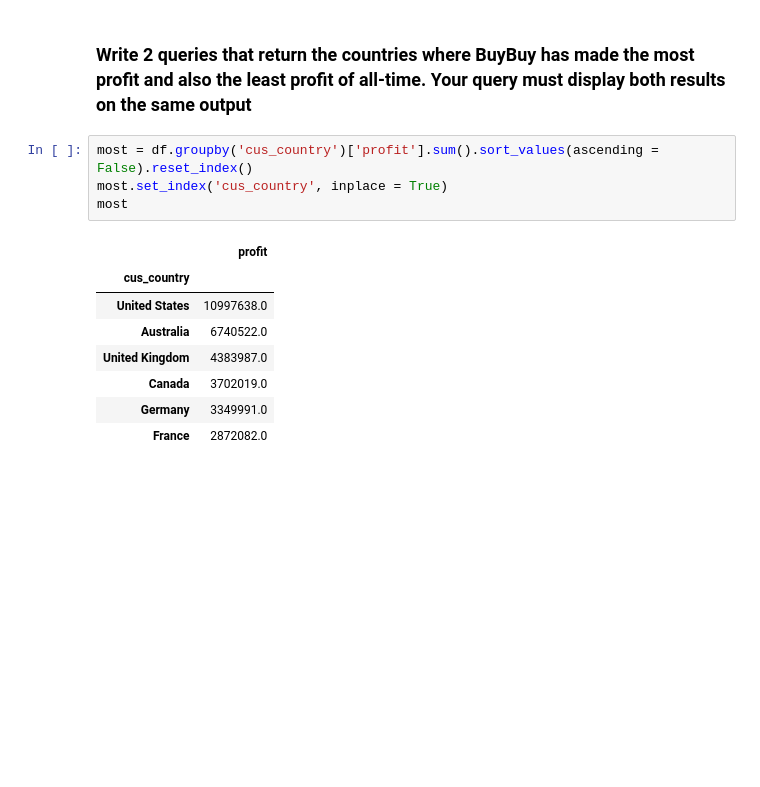
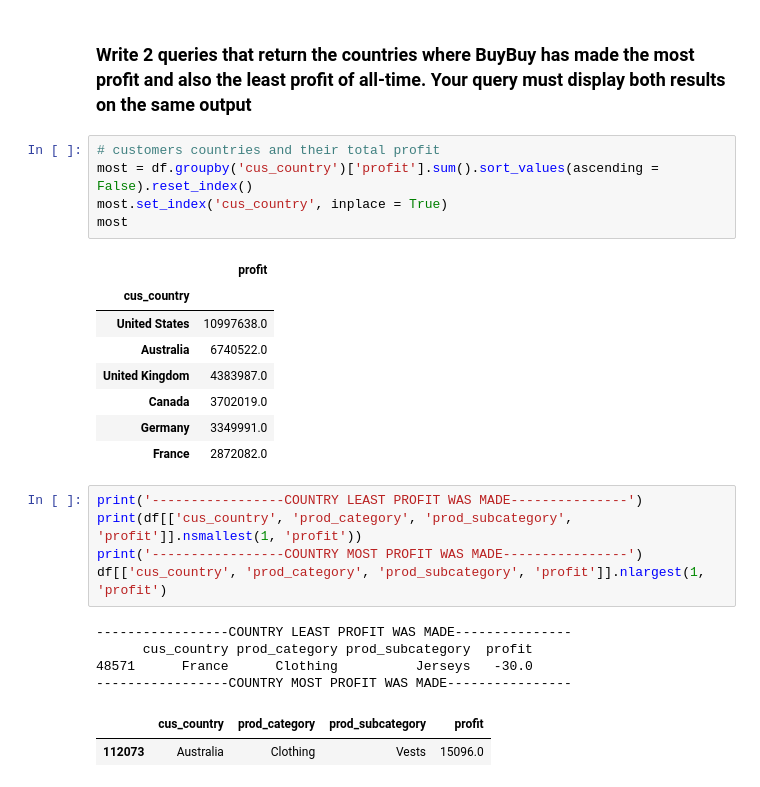
Before and after one commit to LemmyFee/Code-Your-Way-Up, a Jupyter notebook: buybuy_sales.ipynb, the cells around one changed output. Drawn from its saved outputs; the diff is of its cells as text; blank space fills up the shorter version.

```diff
--- a/buybuy_sales.ipynb
+++ b/buybuy_sales.ipynb
@@ -259,6 +258,7 @@ Name: profit, dtype: float64
 # %% [markdown]
 ### Write 2 queries that return the countries where BuyBuy has made the most profit and also the least profit of all-time. Your query must display both results on the same output
 # %%
+# customers countries and their total profit
 most = df.groupby('cus_country')['profit'].sum().sort_values(ascending = False).reset_index()
 most.set_index('cus_country', inplace = True)
 most
@@ -271,4 +271,16 @@ most
 | Canada | 3702019.0 |
 | Germany | 3349991.0 |
 | France | 2872082.0 |
+# %%
+print('-----------------COUNTRY LEAST PROFIT WAS MADE---------------')
+print(df[['cus_country', 'prod_category', 'prod_subcategory', 'profit']].nsmallest(1, 'profit'))
+print('-----------------COUNTRY MOST PROFIT WAS MADE----------------')
+df[['cus_country', 'prod_category', 'prod_subcategory', 'profit']].nlargest(1, 'profit')
+# %% [output]
+-----------------COUNTRY LEAST PROFIT WAS MADE---------------
+      cus_country prod_category prod_subcategory  profit
+48571      France      Clothing          Jerseys   -30.0
+-----------------COUNTRY MOST PROFIT WAS MADE----------------
+|  | cus_country | prod_category | prod_subcategory | profit |
+| 112073 | Australia | Clothing | Vests | 15096.0 |
 # %%
```
Also changed, not shown: parts of 7 cells of this notebook.
